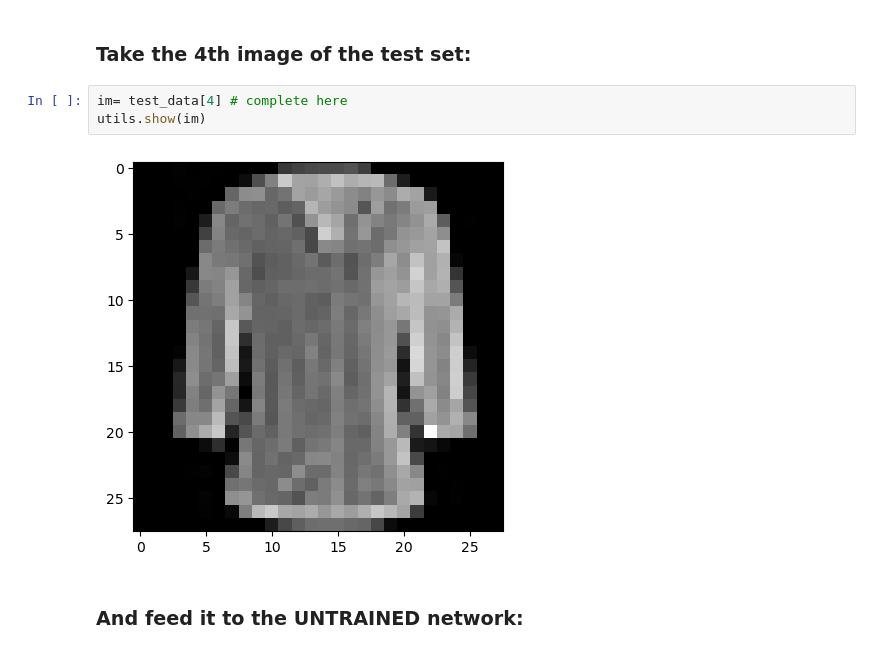
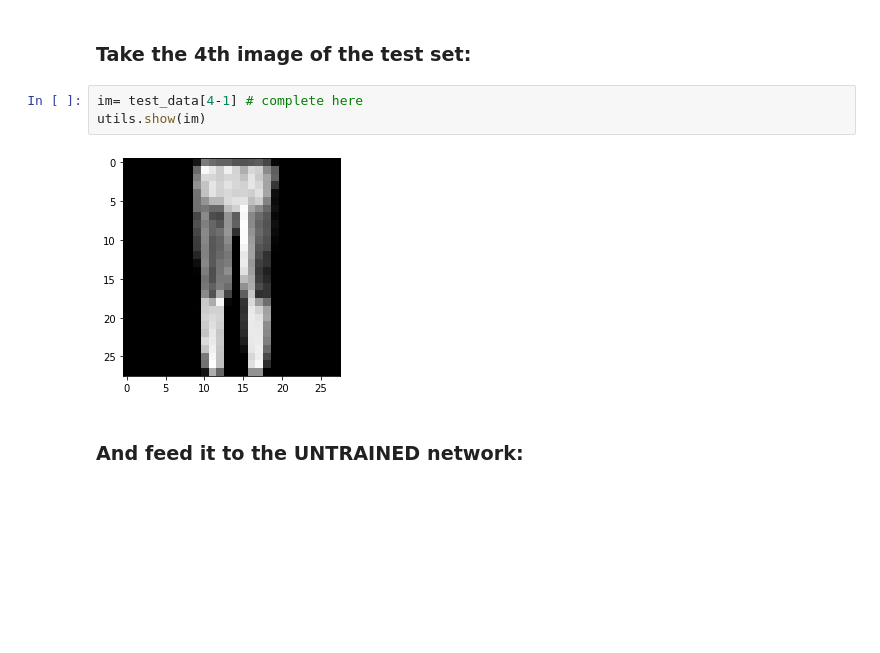
Before and after one commit to kkaryl/AI6103-Deep_Learning, a Jupyter notebook: codes/labs_lecture03/lab04_train_vanilla_nn/train_vanilla_nn_exercise-done.ipynb, the cells around one changed output. Cells and saved outputs as stored; diff of their text form; blank space fills up the shorter version.

```diff
--- a/codes/labs_lecture03/lab04_train_vanilla_nn/train_vanilla_nn_exercise-done.ipynb
+++ b/codes/labs_lecture03/lab04_train_vanilla_nn/train_vanilla_nn_exercise-done.ipynb
@@ -91,10 +77,10 @@ one_layer_net(
 # %% [markdown]
 ### Take the 4th image of the test set:
 # %%
-im= test_data[4] # complete here
+im= test_data[4-1] # complete here
 utils.show(im)
 # %% [output]
-[figure, old version]
+[figure, new version]
 # %% [markdown]
 ### And feed it to the UNTRAINED network:
 # %%
```
Also changed, not shown: parts of 8 cells of this notebook, 7 other files.
